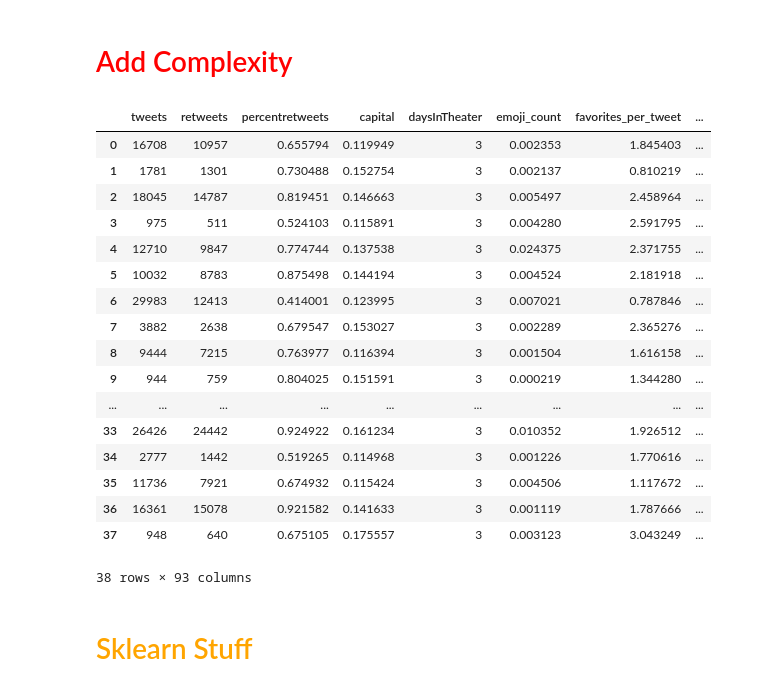
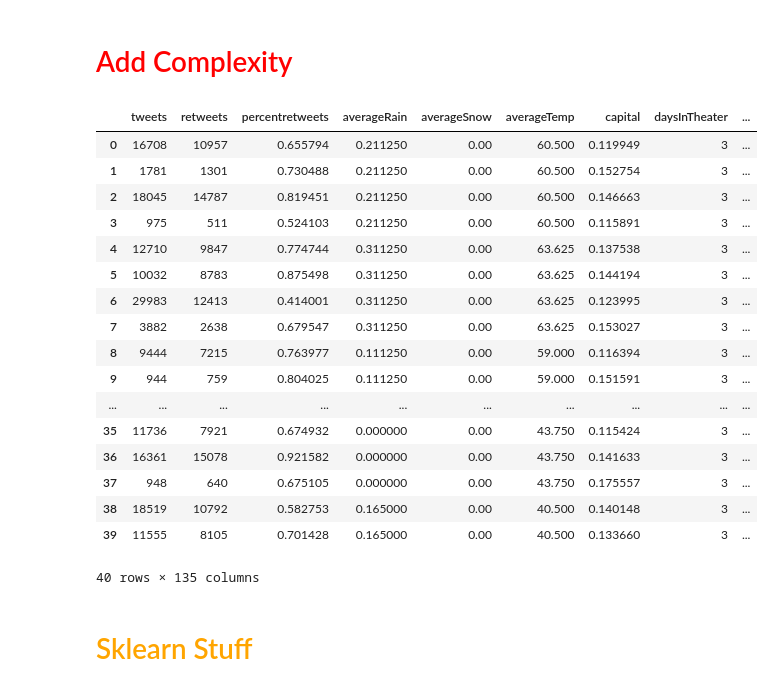
Before and after one commit to steveshim/TweetAcquisition-Thesis, a Jupyter notebook: TwitterExtractor.ipynb, the cells around one changed output. Cells and saved outputs as stored; diff of their text form; code cells hidden in the pictures.

```diff
--- a/TwitterExtractor.ipynb
+++ b/TwitterExtractor.ipynb
@@ -8,8 +8,8 @@ client = MongoClient()
 db = client.movies
 collection = db.movies
 data = pd.DataFrame(list(collection.find()))
-numberOfMovies = 38
-numberOfFeatures = 15
+numberOfMovies = 40
+numberOfFeatures = 18
 # %%
 del data['_id']
 data.head(numberOfMovies)
@@ -261,51 +263,90 @@ data['fi'] = data.negative*data.positive_no_retweets
 data['fj'] = data.negative*data.punctuation
 data['gh'] = data.negative_no_retweets*data.positive
 data['gi'] = data.negative_no_retweets*data.positive_no_retweets
 data['gj'] = data.negative_no_retweets*data.punctuation
 data['hi'] = data.positive*data.positive_no_retweets
 data['hj'] = data.positive*data.punctuation
 data['ij'] = data.positive_no_retweets*data.punctuation
 data['ak'] = data.tweets*data.theater_count
 data['bk'] = data.retweets*data.theater_count
 data['ck'] = data.capital*data.theater_count
 data['dk'] = data.emoji_count*data.theater_count
 data['ek'] = data.favorites_per_tweet*data.theater_count
 data['fk'] = data.negative*data.theater_count
 data['gk'] = data.negative_no_retweets*data.theater_count
 data['hk'] = data.positive*data.theater_count
 data['ik'] = data.positive_no_retweets*data.theater_count
 data['jk'] = data.punctuation*data.theater_count
 data['al'] = data.tweets*data.daysInTheater
 data['bl'] = data.retweets*data.daysInTheater
 data['cl'] = data.capital*data.daysInTheater
 data['dl'] = data.emoji_count*data.daysInTheater
 data['el'] = data.favorites_per_tweet*data.daysInTheater
 data['fl'] = data.negative*data.daysInTheater
 data['gl'] = data.negative_no_retweets*data.daysInTheater
 data['hl'] = data.positive*data.daysInTheater
 data['il'] = data.positive_no_retweets*data.daysInTheater
 data['jl'] = data.punctuation*data.daysInTheater
 data['kl'] = data.theater_count*data.daysInTheater
+data['am'] = data.tweets*data.averageTemp
+data['bm'] = data.retweets*data.averageTemp
+data['cm'] = data.capital*data.averageTemp
+data['dm'] = data.emoji_count*data.averageTemp
+data['em'] = data.favorites_per_tweet*data.averageTemp
+data['fm'] = data.negative*data.averageTemp
+data['gm'] = data.negative_no_retweets*data.averageTemp
+data['hm'] = data.positive*data.averageTemp
+data['im'] = data.positive_no_retweets*data.averageTemp
+data['jm'] = data.punctuation*data.averageTemp
+data['km'] = data.theater_count*data.averageTemp
+data['lm'] = data.daysInTheater*data.averageTemp
+data['an'] = data.tweets*data.averageRain
+data['bn'] = data.retweets*data.averageRain
+data['cn'] = data.capital*data.averageRain
+data['dn'] = data.emoji_count*data.averageRain
+data['en'] = data.favorites_per_tweet*data.averageRain
+data['fn'] = data.negative*data.averageRain
+data['gn'] = data.negative_no_retweets*data.averageRain
+data['hn'] = data.positive*data.averageRain
+data['in'] = data.positive_no_retweets*data.averageRain
+data['jn'] = data.punctuation*data.averageRain
+data['kn'] = data.theater_count*data.averageRain
+data['ln'] = data.daysInTheater*data.averageRain
+data['mn'] = data.averageTemp*data.averageRain
+data['ao'] = data.tweets*data.averageSnow
+data['bo'] = data.retweets*data.averageSnow
+data['co'] = data.capital*data.averageSnow
+data['do'] = data.emoji_count*data.averageSnow
+data['eo'] = data.favorites_per_tweet*data.averageSnow
+data['fo'] = data.negative*data.averageSnow
+data['go'] = data.negative_no_retweets*data.averageSnow
+data['ho'] = data.positive*data.averageSnow
+data['io'] = data.positive_no_retweets*data.averageSnow
+data['jo'] = data.punctuation*data.averageSnow
+data['ko'] = data.theater_count*data.averageSnow
+data['lo'] = data.daysInTheater*data.averageSnow
+data['mo'] = data.averageTemp*data.averageSnow
+data['no'] = data.averageRain*data.averageSnow
 data.head(numberOfMovies)
 # %% [output]
-|  | tweets | retweets | percentretweets | capital | daysInTheater | emoji_count | favorites_per_tweet | ... |
-| 0 | 16708 | 10957 | 0.655794 | 0.119949 | 3 | 0.002353 | 1.845403 | ... |
-| 1 | 1781 | 1301 | 0.730488 | 0.152754 | 3 | 0.002137 | 0.810219 | ... |
-| 2 | 18045 | 14787 | 0.819451 | 0.146663 | 3 | 0.005497 | 2.458964 | ... |
-| 3 | 975 | 511 | 0.524103 | 0.115891 | 3 | 0.004280 | 2.591795 | ... |
-| 4 | 12710 | 9847 | 0.774744 | 0.137538 | 3 | 0.024375 | 2.371755 | ... |
-| 5 | 10032 | 8783 | 0.875498 | 0.144194 | 3 | 0.004524 | 2.181918 | ... |
-| 6 | 29983 | 12413 | 0.414001 | 0.123995 | 3 | 0.007021 | 0.787846 | ... |
-| 7 | 3882 | 2638 | 0.679547 | 0.153027 | 3 | 0.002289 | 2.365276 | ... |
-| 8 | 9444 | 7215 | 0.763977 | 0.116394 | 3 | 0.001504 | 1.616158 | ... |
-| 9 | 944 | 759 | 0.804025 | 0.151591 | 3 | 0.000219 | 1.344280 | ... |
-| ... | ... | ... | ... | ... | ... | ... | ... | ... |
-| 33 | 26426 | 24442 | 0.924922 | 0.161234 | 3 | 0.010352 | 1.926512 | ... |
-| 34 | 2777 | 1442 | 0.519265 | 0.114968 | 3 | 0.001226 | 1.770616 | ... |
-| 35 | 11736 | 7921 | 0.674932 | 0.115424 | 3 | 0.004506 | 1.117672 | ... |
-| 36 | 16361 | 15078 | 0.921582 | 0.141633 | 3 | 0.001119 | 1.787666 | ... |
-| 37 | 948 | 640 | 0.675105 | 0.175557 | 3 | 0.003123 | 3.043249 | ... |
+|  | tweets | retweets | percentretweets | averageRain | averageSnow | averageTemp | capital | daysInTheater | ... |
+| 0 | 16708 | 10957 | 0.655794 | 0.211250 | 0.00 | 60.500 | 0.119949 | 3 | ... |
+| 1 | 1781 | 1301 | 0.730488 | 0.211250 | 0.00 | 60.500 | 0.152754 | 3 | ... |
+| 2 | 18045 | 14787 | 0.819451 | 0.211250 | 0.00 | 60.500 | 0.146663 | 3 | ... |
+| 3 | 975 | 511 | 0.524103 | 0.211250 | 0.00 | 60.500 | 0.115891 | 3 | ... |
+| 4 | 12710 | 9847 | 0.774744 | 0.311250 | 0.00 | 63.625 | 0.137538 | 3 | ... |
+| 5 | 10032 | 8783 | 0.875498 | 0.311250 | 0.00 | 63.625 | 0.144194 | 3 | ... |
+| 6 | 29983 | 12413 | 0.414001 | 0.311250 | 0.00 | 63.625 | 0.123995 | 3 | ... |
+| 7 | 3882 | 2638 | 0.679547 | 0.311250 | 0.00 | 63.625 | 0.153027 | 3 | ... |
+| 8 | 9444 | 7215 | 0.763977 | 0.111250 | 0.00 | 59.000 | 0.116394 | 3 | ... |
+| 9 | 944 | 759 | 0.804025 | 0.111250 | 0.00 | 59.000 | 0.151591 | 3 | ... |
+| ... | ... | ... | ... | ... | ... | ... | ... | ... | ... |
+| 35 | 11736 | 7921 | 0.674932 | 0.000000 | 0.00 | 43.750 | 0.115424 | 3 | ... |
+| 36 | 16361 | 15078 | 0.921582 | 0.000000 | 0.00 | 43.750 | 0.141633 | 3 | ... |
+| 37 | 948 | 640 | 0.675105 | 0.000000 | 0.00 | 43.750 | 0.175557 | 3 | ... |
+| 38 | 18519 | 10792 | 0.582753 | 0.165000 | 0.00 | 40.500 | 0.140148 | 3 | ... |
+| 39 | 11555 | 8105 | 0.701428 | 0.165000 | 0.00 | 40.500 | 0.133660 | 3 | ... |
-38 rows × 93 columns
+40 rows × 135 columns
 # %% [markdown]
 <h1 style="color:orange">Sklearn Stuff</h1>
 # %% [markdown]
```
Also changed, not shown: parts of 19 cells of this notebook, 2 other files.
